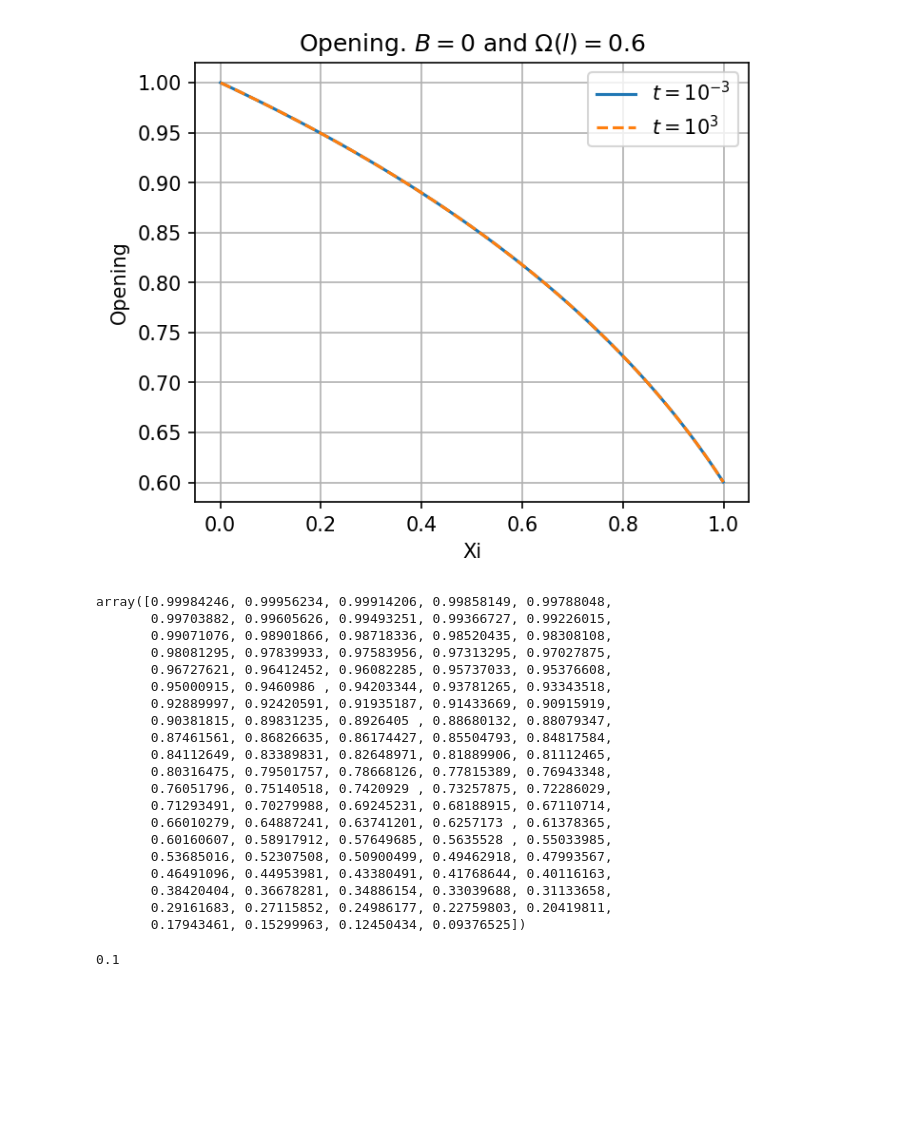
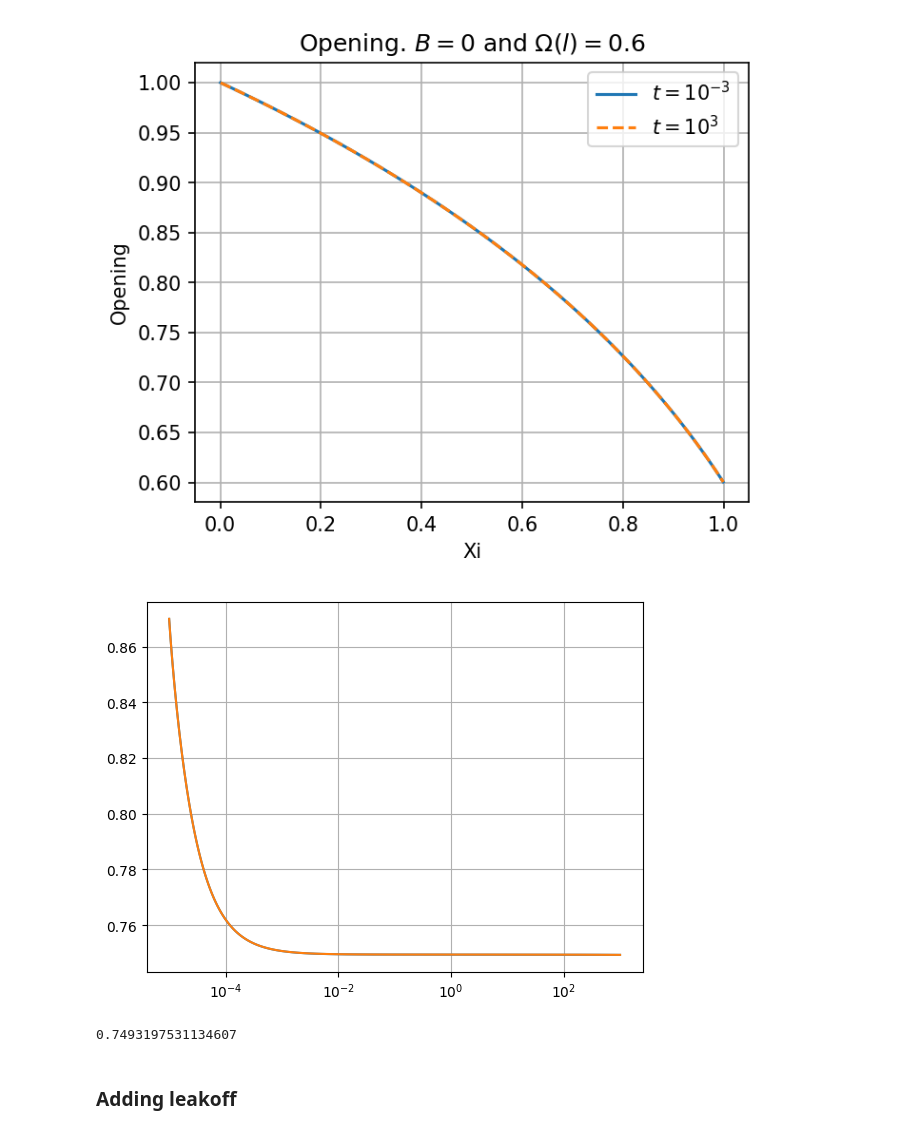
Before and after one commit to dashadem/CO2lovers, a Jupyter notebook: nonlinear.ipynb, the cells around one changed output. Drawn from its saved outputs; the diff is of its cells as text; code cells hidden in the pictures; blank space fills up the shorter version.

Commit message:
first attempt to add leakoff

```diff
--- a/nonlinear.ipynb
+++ b/nonlinear.ipynb
@@ -618,7 +626,7 @@ def make_A_jit(w, xi, h, k, a, b):
     return A
 
 @njit
-def make_f_B_jit(w, xi, h, k, a, b, c, T):
+def make_f_B_jit(w, xi, h, k, a, b, c, T, L, tau, tau0):
     f = np.empty_like(w)
     f[0] = (a*xi[0]*(w[1] - 1)/(h[0] + h[1]) +
             b*(k[1]*(w[1] - w[0])/h[1] - k[0]*(w[0] - 1)/h[0])/(h[0] + h[1]) +
@@ -629,7 +637,7 @@ def make_f_B_jit(w, xi, h, k, a, b, c, T):
     f[-1] = (a*xi[-1]*(T - w[-2])/(h[-1] + h[-2]) +
              b/(h[-1] + h[-2])*(k[-1]*(T - w[-1])/h[-1] - k[-2]*(w[-1] - w[-2])/h[-2]) +
              c*(k[-2] - k[-1])/(h[-1] + h[-2]))
-    return f
+    return f - L/np.sqrt(tau - tau0)
 
 @njit
 def make_F_B_jit(A, w, dw, xi, h, k, a, b, c, T):
@@ -667,7 +675,7 @@ def make_F_B_jit(A, w, dw, xi, h, k, a, b, c, T):
     return F.astype(np.float64)
 
 @njit
-def get_solution_B_jit(t, N, xi, h, v_prev, g_prev, psi_prev, W_prev, sgnB, T):
+def get_solution_B_jit(t, N, xi, h, v_prev, g_prev, psi_prev, W_prev, sgnB, T, L):
     taus = t[1:] - t[:-1]
     gs = np.array([g_prev], dtype = np.float64)
     psis = np.array([psi_prev], dtype = np.float64)
@@ -679,7 +687,7 @@ def get_solution_B_jit(t, N, xi, h, v_prev, g_prev, psi_prev, W_prev, sgnB, T):
     # v_prev = 2/W_prev[-1]/g_prev*( - ((T + W_prev[-1])/2)**3 * ((T - W_prev[-1]) / h[-1]) - g_prev * sgnB)
     vs = np.array([v_prev])
 
-    for tau in taus:
+    for i, tau in enumerate(taus):
         steps = 0
         max_iter = 1000
         dW_prev = np.zeros(N-1, dtype = np.float64)
@@ -702,7 +710,7 @@ def get_solution_B_jit(t, N, xi, h, v_prev, g_prev, psi_prev, W_prev, sgnB, T):
                 return Ws, gs, psis,vs, dW_tip
 
             A = make_A_jit(W_prev, xi, h, k, a, b)
-            f = make_f_B_jit(W_prev, xi, h, k, a, b, c, T)
+            f = make_f_B_jit(W_prev, xi, h, k, a, b, c, T, L, t[0], t[i+1])
             F = make_F_B_jit(A, W_prev, dW_prev, xi, h, k, a, b, c, T)
             B = np.linalg.solve(F, A @ dW_prev - f)
             dW = dW_prev - B
@@ -748,7 +756,7 @@ def get_solution_B_jit(t, N, xi, h, v_prev, g_prev, psi_prev, W_prev, sgnB, T):
                 break
 
         if to_break == 1:
-            break
+            return Ws, gs, psis, vs, dW_tip
         dW_tip = np.append(dW_tip, dW[-1])
         W_prev = W_prev + dW
         g_prev = g_prev + v_prev*tau
@@ -762,7 +770,7 @@ def get_solution_B_jit(t, N, xi, h, v_prev, g_prev, psi_prev, W_prev, sgnB, T):
 # %%
 t = np.concatenate((np.logspace(-5, 2, 6001), np.linspace(100, 1000, 5001)[1:]))
 # t = np.logspace(-3, -2, 1000)
-N = 200
+N = 100
 
 xi = np.cos(np.pi / (N+1) * (np.arange(1, N + 2) - 0.5)).astype(np.float64)
 xi[0], xi[-1] = 1, -1
@@ -771,8 +779,9 @@ xi = xi[::-1] * 0.5 + 0.5
 
 # xi = np.linspace(0,1,N+1)
 
-sgnB = -1
-T = 0.8
+sgnB = 0
+T = 0
+L = 10
 
 g0, W0, v0, Q0 = analyt_sol(t[0], xi)
 W0 = get_init_solution(xi, T)[1:-1]
@@ -783,7 +792,5 @@ h[1:-1] = xi[1:] - xi[:-1]
 h[0] = xi[0]
 h[-1] = 1 - xi[-1]
 
-# W0 = analytical_02
-
-W, g, psi, v, dw_tip = get_solution_B_jit(t, N, xi, h, v0, g0, Q0, W0, sgnB, T)
+W, g, psi, v, dw_tip = get_solution_B_jit(t, N, xi, h, v0, g0, Q0, W0, sgnB, T, L)
 # %% [output]
@@ -1102,29 +1141,16 @@ plt.ylabel('Opening')
 Text(0, 0.5, 'Opening')
 [figure]
 # %%
-sol0['opening']
+plt.plot(sol0T['time'], sol0T['length']/np.sqrt(sol0T['time']))
+plt.plot(solution['time'], solution['length']/np.sqrt(solution['time']))
+plt.grid()
+plt.xscale('log')
 # %% [output]
-array([0.99984246, 0.99956234, 0.99914206, 0.99858149, 0.99788048,
-       0.99703882, 0.99605626, 0.99493251, 0.99366727, 0.99226015,
-       0.99071076, 0.98901866, 0.98718336, 0.98520435, 0.98308108,
-       0.98081295, 0.97839933, 0.97583956, 0.97313295, 0.97027875,
-       0.96727621, 0.96412452, 0.96082285, 0.95737033, 0.95376608,
-       0.95000915, 0.9460986 , 0.94203344, 0.93781265, 0.93343518,
-       0.92889997, 0.92420591, 0.91935187, 0.91433669, 0.90915919,
-       0.90381815, 0.89831235, 0.8926405 , 0.88680132, 0.88079347,
-       0.87461561, 0.86826635, 0.86174427, 0.85504793, 0.84817584,
-       0.84112649, 0.83389831, 0.82648971, 0.81889906, 0.81112465,
-       0.80316475, 0.79501757, 0.78668126, 0.77815389, 0.76943348,
-       0.76051796, 0.75140518, 0.7420929 , 0.73257875, 0.72286029,
-       0.71293491, 0.70279988, 0.69245231, 0.68188915, 0.67110714,
-       0.66010279, 0.64887241, 0.63741201, 0.6257173 , 0.61378365,
-       0.60160607, 0.58917912, 0.57649685, 0.5635528 , 0.55033985,
-       0.53685016, 0.52307508, 0.50900499, 0.49462918, 0.47993567,
-       0.46491096, 0.44953981, 0.43380491, 0.41768644, 0.40116163,
-       0.38420404, 0.36678281, 0.34886154, 0.33039688, 0.31133658,
-       0.29161683, 0.27115852, 0.24986177, 0.22759803, 0.20419811,
-       0.17943461, 0.15299963, 0.12450434, 0.09376525])
+[figure, added]
 # %%
-solution['time'][2800]
+a = solution['length']/np.sqrt(solution['time'])
+a[-1]
 # %% [output]
-0.1
+0.7493197531134607
+# %% [markdown]
+### Adding leakoff
```
Also changed, not shown: parts of 9 cells of this notebook, 1 other file.
